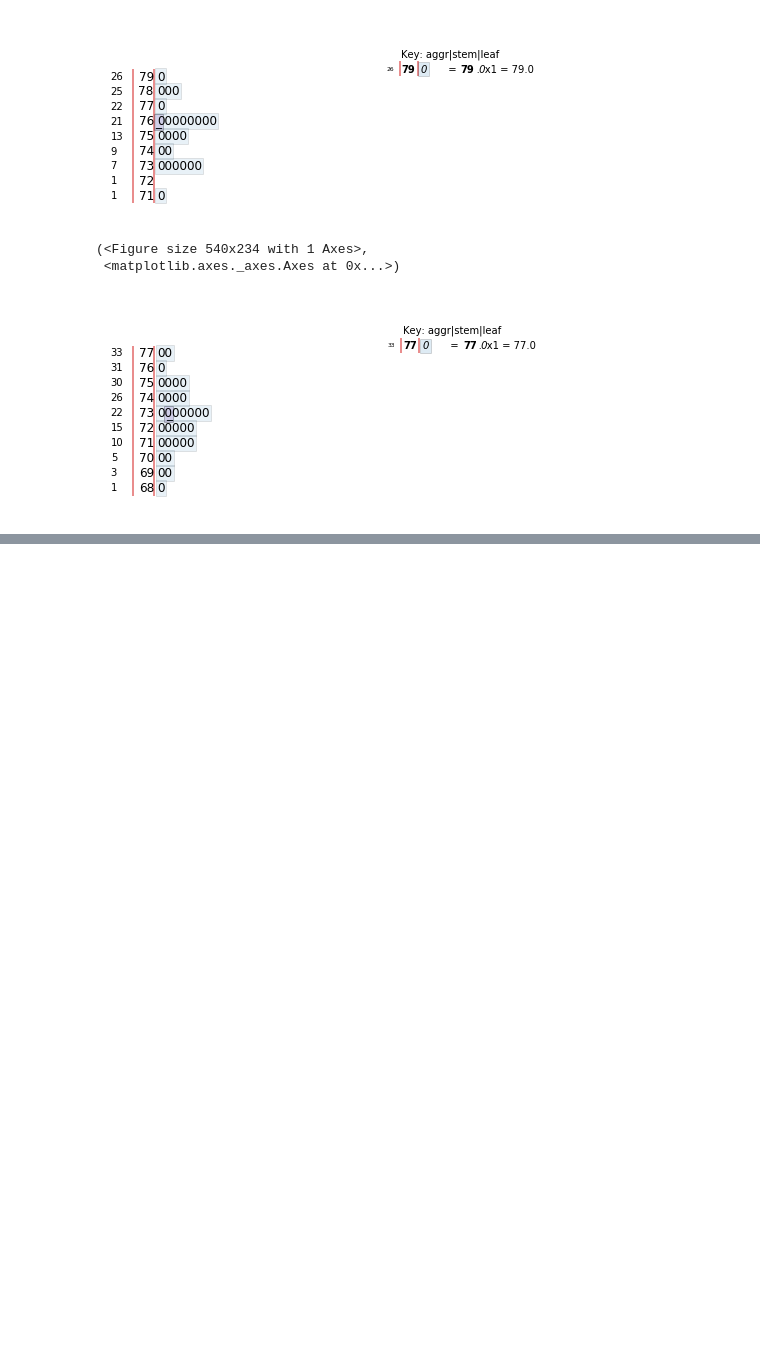
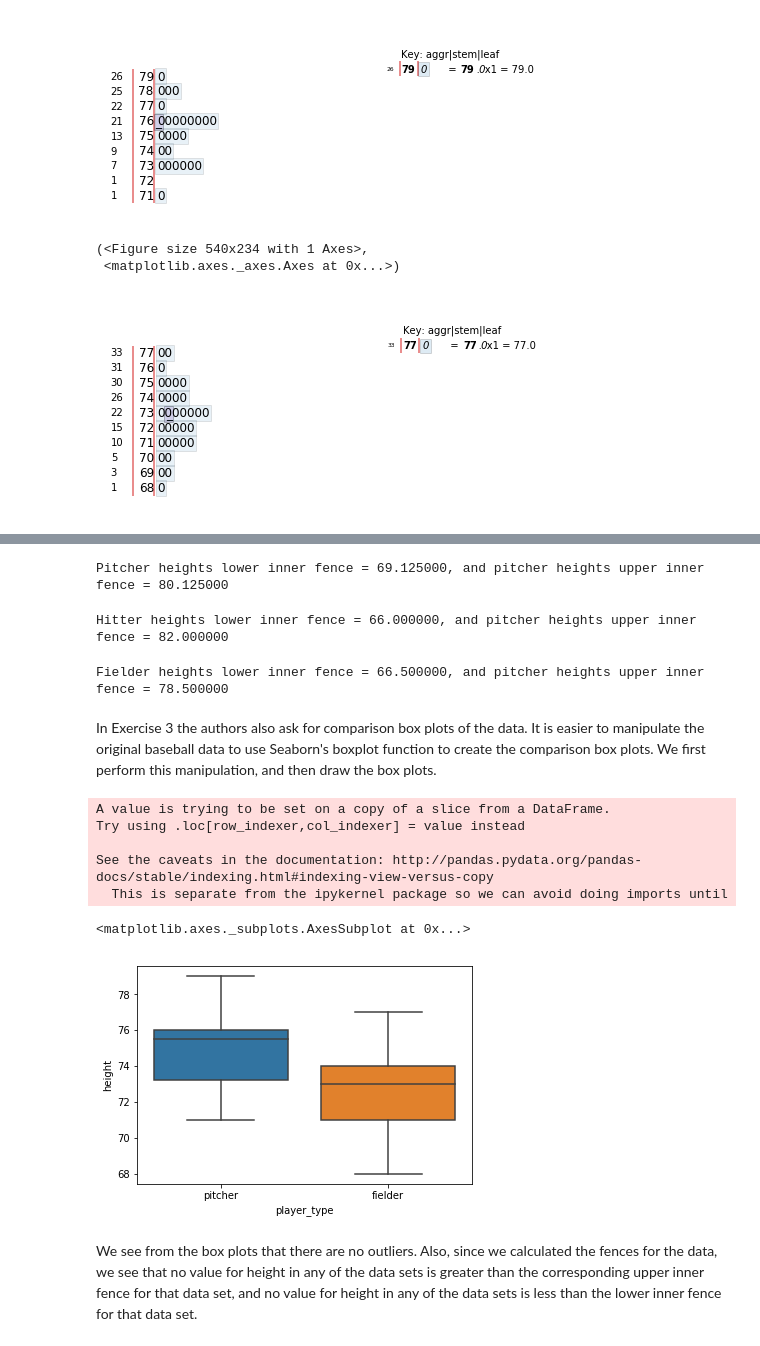
Before and after one commit to jhancock1975/StatisticsAndDataAnalysisSolutions, a Jupyter notebook: ch1/exercise-1.6.1.ipynb, the cells around one changed output, grey strips where cells are left out. Drawn from its saved outputs; the diff is of its cells as text; code cells hidden in the pictures; blank space fills up the shorter version.

Commit message:
working on exercise 4

```diff
--- a/ch1/exercise-1.6.1.ipynb
+++ b/ch1/exercise-1.6.1.ipynb
@@ -106,7 +106,7 @@ sns.boxplot(data=df, x='labels', y='values')
     <li>the subset of pitchers.</li>
     </ul>
 # %%
-df=pd.read_csv('../baseball-data.csv', header=None, sep=' ')
+baseball_df=pd.read_csv('../baseball-data.csv', header=None, sep=' ')
 # %%
 stemgraphic.stem_graphic(df[0])
 # %% [output]
@@ -130,0 +135,35 @@ stemgraphic.stem_graphic(df[df[4] != 0][0])
+# %%
+pitcher_heights = baseball_df[baseball_df[4] == 0][0]
+print('Pitcher heights lower inner fence = %f, and pitcher heights upper inner fence = %f'
+      % get_fences(pitcher_heights.describe()))
+# %% [output]
+Pitcher heights lower inner fence = 69.125000, and pitcher heights upper inner fence = 80.125000
+# %%
+hitter_heigts = baseball_df[0]
+print('Hitter heights lower inner fence = %f, and pitcher heights upper inner fence = %f'
+      % get_fences(hitter_heigts.describe()))
+# %% [output]
+Hitter heights lower inner fence = 66.000000, and pitcher heights upper inner fence = 82.000000
+# %%
+fielder_heights = baseball_df[baseball_df[4] != 0][0]
+print('Fielder heights lower inner fence = %f, and pitcher heights upper inner fence = %f'
+      % get_fences(fielder_heights.describe()))
+# %% [output]
+Fielder heights lower inner fence = 66.500000, and pitcher heights upper inner fence = 78.500000
+# %% [markdown]
+<p>In Exercise 3 the authors also ask for comparison box plots of the data.  It is easier to manipulate the original baseball data to use Seaborn's boxplot function to create the comparison box plots. We first perform this manipulation, and then draw the box plots.</p>
+# %%
+baseball_heights_df=baseball_df[[0,4]]
+baseball_heights_df.columns=['height', 'player_type_id']
+baseball_heights_df['player_type'] =  baseball_heigts_df.player_type_id.map(lambda x:  'pitcher' if x==0 else 'fielder')
+sns.boxplot(x='player_type', y='height', data=baseball_heights_df)
+# %% [output]
+A value is trying to be set on a copy of a slice from a DataFrame.
+Try using .loc[row_indexer,col_indexer] = value instead
+
+See the caveats in the documentation: http://pandas.pydata.org/pandas-docs/stable/indexing.html#indexing-view-versus-copy
+  This is separate from the ipykernel package so we can avoid doing imports until
+<matplotlib.axes._subplots.AxesSubplot at 0x...>
+[figure, added]
+# %% [markdown]
+<p>We see from the box plots that there are no outliers.  Also, since we calculated the fences for the data, we see that no value for height in any of the data sets is greater than the corresponding upper inner fence for that data set, and no value for height in any of the data sets is less than the lower inner fence for that data set.</p>
```
Also changed, not shown: parts of 3 cells of this notebook.
